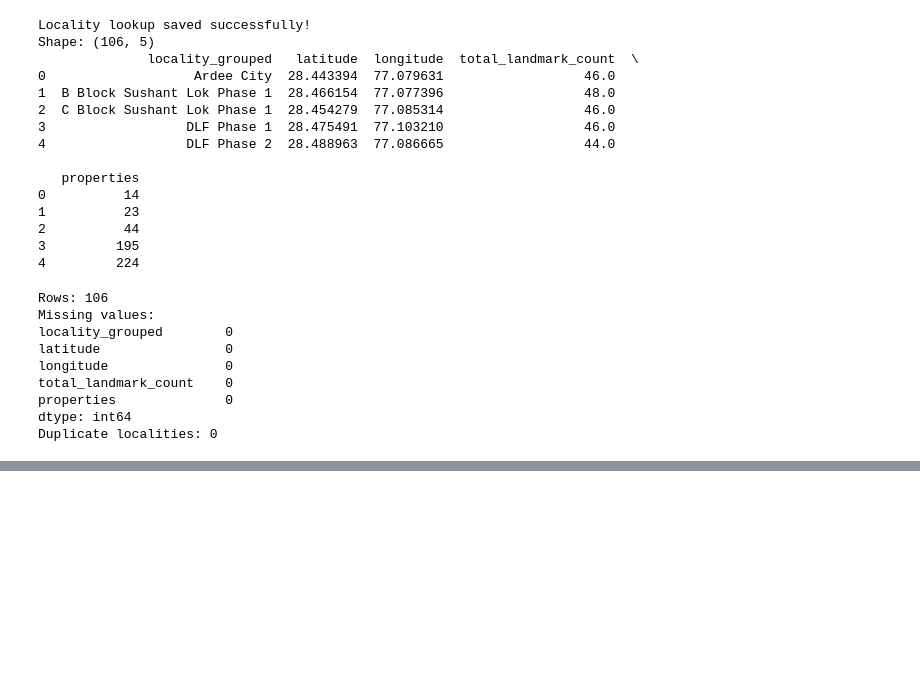
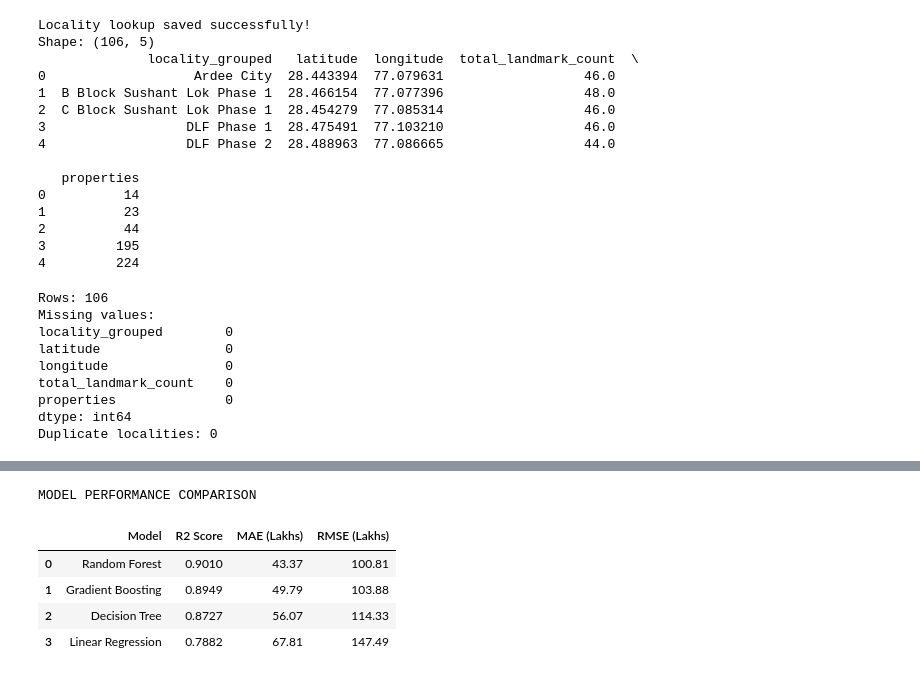
Before and after one commit to AjayPookodan/real-estate-price-predictor, a Jupyter notebook: notebooks/07_evaluation.ipynb, the cells around one changed output, grey strips where cells are left out. Cells and saved outputs as stored; diff of their text form; code cells hidden in the pictures; blank space fills up the shorter version.

```diff
--- a/notebooks/07_evaluation.ipynb
+++ b/notebooks/07_evaluation.ipynb
@@ -3834,0 +3869,69 @@ Duplicate localities: 0
+# %%
+import joblib
+import pandas as pd
+import numpy as np
+
+from sklearn.metrics import (
+    r2_score,
+    mean_absolute_error,
+    mean_squared_error
+)
+
+# 1. Load the dataset
+df = pd.read_csv("../data/processed/model_data.csv")
+
+# 2. Select test records
+test_df = df[df["split"] == "test"].copy()
+
+# 3. Separate input features and actual prices
+X_test = test_df.drop(
+    columns=["prop_id", "price_lakhs", "log_price", "split"]
+)
+
+y_test = test_df["price_lakhs"].values
+
+# 4. Load all four tuned models
+model_files = {
+    "Random Forest": "../models/random_forest_tuned.joblib",
+    "Gradient Boosting": "../models/gradient_boosting_tuned.joblib",
+    "Decision Tree": "../models/decision_tree_tuned.joblib",
+    "Linear Regression": "../models/linear_regression_tuned.joblib"
+}
+
+results = []
+
+# 5. Evaluate each model
+for name, path in model_files.items():
+
+    model = joblib.load(path)
+
+    # Predict prices
+    predictions = model.predict(X_test)
+
+    # Convert log predictions to original price scale
+    predictions = np.expm1(predictions)
+
+    # Calculate evaluation metrics
+    r2 = r2_score(y_test, predictions)
+    mae = mean_absolute_error(y_test, predictions)
+    rmse = np.sqrt(mean_squared_error(y_test, predictions))
+
+    results.append({
+        "Model": name,
+        "R2 Score": round(r2, 4),
+        "MAE (Lakhs)": round(mae, 2),
+        "RMSE (Lakhs)": round(rmse, 2)
+    })
+
+# 6. Display results
+results_df = pd.DataFrame(results)
+
+print("MODEL PERFORMANCE COMPARISON")
+display(results_df)
+# %% [output]
+MODEL PERFORMANCE COMPARISON
+|  | Model | R2 Score | MAE (Lakhs) | RMSE (Lakhs) |
+| 0 | Random Forest | 0.9010 | 43.37 | 100.81 |
+| 1 | Gradient Boosting | 0.8949 | 49.79 | 103.88 |
+| 2 | Decision Tree | 0.8727 | 56.07 | 114.33 |
+| 3 | Linear Regression | 0.7882 | 67.81 | 147.49 |
```
Also changed, not shown: parts of 1 cell of this notebook, 4 other files.
